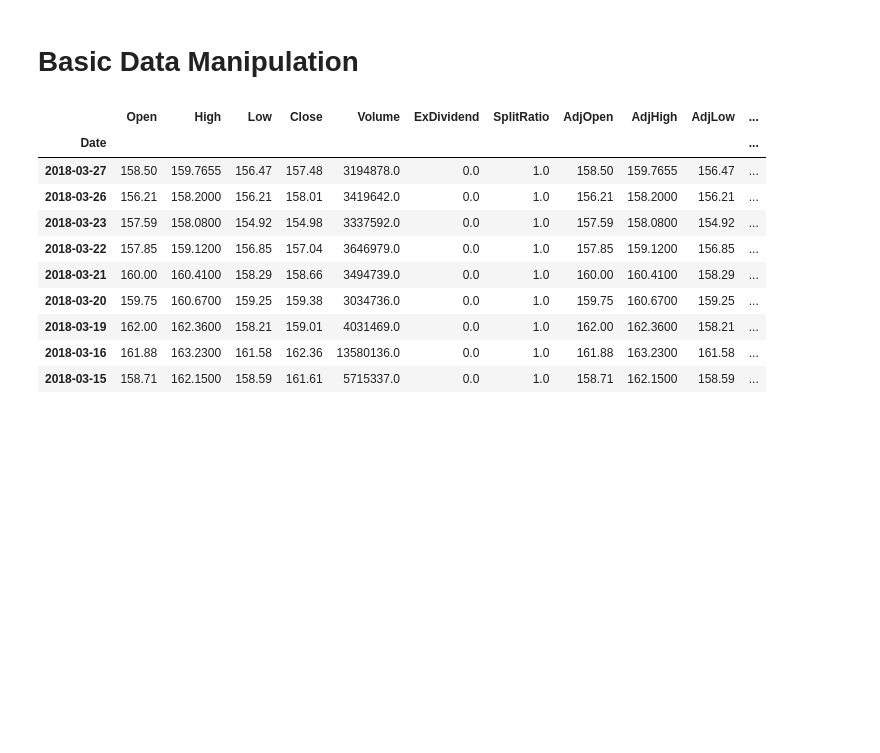
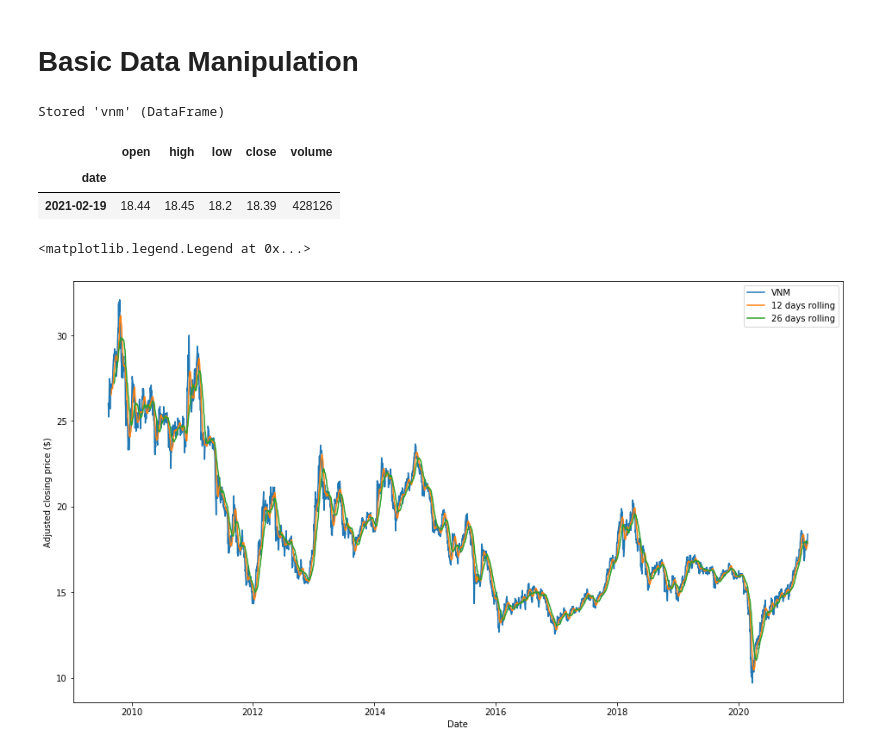
Before and after one commit to haymant/quanotes, a Jupyter notebook: source/handson/data.ipynb, the cells around one changed output. Cells and saved outputs as stored; diff of their text form; code cells hidden in the pictures; blank space fills up the shorter version.

Commit message:
added some data study

```diff
--- a/source/handson/data.ipynb
+++ b/source/handson/data.ipynb
@@ -9,22 +11,61 @@ from talib import RSI, BBANDS
 import matplotlib.pyplot as plt
 # %%
 # Download Data
-start = '2015-04-22'
+start = '2009-08-14'
 end = '2021-02-19'
 
-symbol = 'MCD'
+symbol = 'VNM'
 max_holding = 100
-price = web.DataReader(name=symbol, data_source='quandl', start=start, end=end)
-price.head(9)
+# set IEX_API_KEY= before using iex
+# To suppress potential SSL error
+# export CURL_CA_BUNDLE=""
+vnm = web.DataReader(name=symbol, data_source='iex', start=start, end=end)
+# set QUANDL_API_KEY before using quandl
+# caveat: didn't find US ETF from quandl
+# price = web.DataReader(name=symbol, data_source='quandl', start=start, end=end)
+%store vnm
 # %% [output]
-|  | Open | High | Low | Close | Volume | ExDividend | SplitRatio | AdjOpen | AdjHigh | AdjLow | ... |
-| Date |  |  |  |  |  |  |  |  |  |  | ... |
-| 2018-03-27 | 158.50 | 159.7655 | 156.47 | 157.48 | 3194878.0 | 0.0 | 1.0 | 158.50 | 159.7655 | 156.47 | ... |
-| 2018-03-26 | 156.21 | 158.2000 | 156.21 | 158.01 | 3419642.0 | 0.0 | 1.0 | 156.21 | 158.2000 | 156.21 | ... |
-| 2018-03-23 | 157.59 | 158.0800 | 154.92 | 154.98 | 3337592.0 | 0.0 | 1.0 | 157.59 | 158.0800 | 154.92 | ... |
-| 2018-03-22 | 157.85 | 159.1200 | 156.85 | 157.04 | 3646979.0 | 0.0 | 1.0 | 157.85 | 159.1200 | 156.85 | ... |
-| 2018-03-21 | 160.00 | 160.4100 | 158.29 | 158.66 | 3494739.0 | 0.0 | 1.0 | 160.00 | 160.4100 | 158.29 | ... |
-| 2018-03-20 | 159.75 | 160.6700 | 159.25 | 159.38 | 3034736.0 | 0.0 | 1.0 | 159.75 | 160.6700 | 159.25 | ... |
-| 2018-03-19 | 162.00 | 162.3600 | 158.21 | 159.01 | 4031469.0 | 0.0 | 1.0 | 162.00 | 162.3600 | 158.21 | ... |
-| 2018-03-16 | 161.88 | 163.2300 | 161.58 | 162.36 | 13580136.0 | 0.0 | 1.0 | 161.88 | 163.2300 | 161.58 | ... |
-| 2018-03-15 | 158.71 | 162.1500 | 158.59 | 161.61 | 5715337.0 | 0.0 | 1.0 | 158.71 | 162.1500 | 158.59 | ... |
+Stored 'vnm' (DataFrame)
+# %%
+# Restore fetched data to avoid calling API too much
+%store -r vnm
+vnm.tail(1)
+# %% [output]
+|  | open | high | low | close | volume |
+| date |  |  |  |  |  |
+| 2021-02-19 | 18.44 | 18.45 | 18.2 | 18.39 | 428126 |
+# %%
+vnm.index = pd.to_datetime(vnm.index)
+close = vnm['close']
+
+start = '2009-08-14'
+end = '2021-02-19'
+# Getting all weekdays between 01/01/2000 and 12/31/2016
+all_weekdays = pd.date_range(start=start, end=end, freq='B')
+
+# How do we align the existing prices in adj_close with our new set of dates?
+# All we need to do is reindex close using all_weekdays as the new index
+close = close.reindex(all_weekdays)
+
+# Reindexing will insert missing values (NaN) for the dates that were not present
+# in the original set. To cope with this, we can fill the missing by replacing them
+# with the latest available price for each instrument.
+close = close.fillna(method='ffill')
+# %%
+# Calculate the 20 and 100 days moving averages of the closing prices
+short_rolling = close.rolling(window=12).mean()
+long_rolling = close.rolling(window=26).mean()
+
+# Plot everything by leveraging the very powerful matplotlib package
+fig, ax = plt.subplots(figsize=(16,9))
+
+ax.plot(close.index, close, label='VNM')
+ax.plot(short_rolling.index, short_rolling, label='12 days rolling')
+ax.plot(long_rolling.index, long_rolling, label='26 days rolling')
+
+ax.set_xlabel('Date')
+ax.set_ylabel('Adjusted closing price ($)')
+ax.legend()
+# %% [output]
+<matplotlib.legend.Legend at 0x...>
+[figure, added]
```
Also changed, not shown: parts of 3 cells of this notebook, 1 other file.
